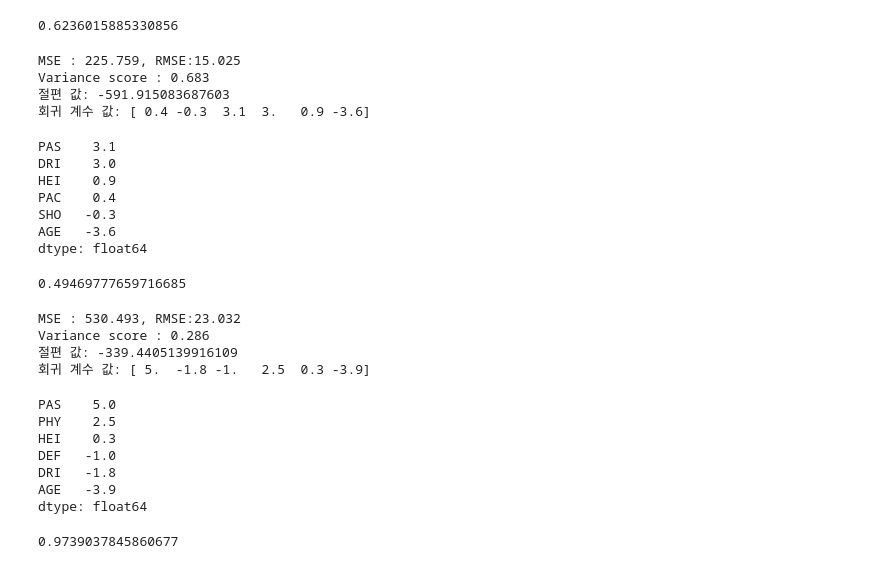
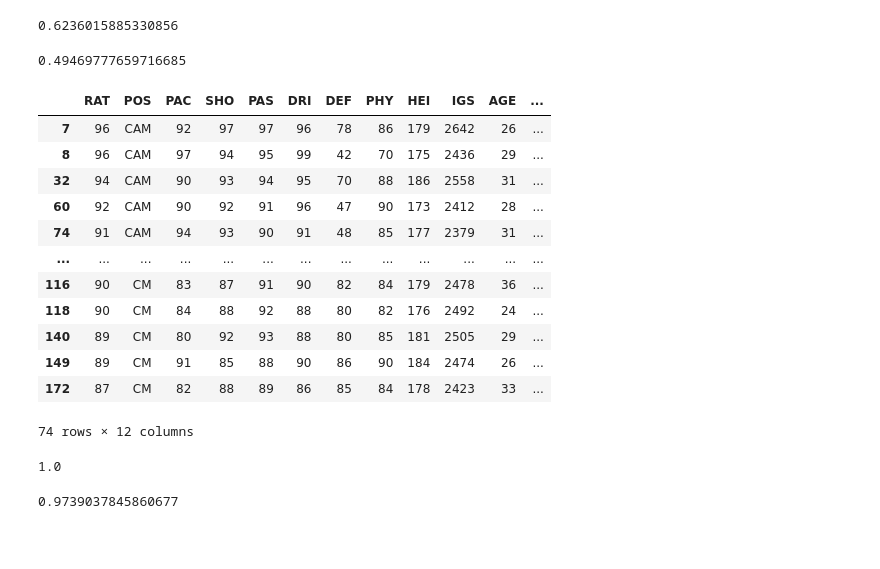
Before and after one commit to dhleeone/Football-Players-Value-Prediction, a Jupyter notebook: Linear Regression.ipynb, the cells around one changed output. Saved outputs shown, nothing was run; the diff lists cells and outputs as text; code cells hidden in the pictures; blank space fills up the shorter version.

```diff
--- a/Linear Regression.ipynb
+++ b/Linear Regression.ipynb
@@ -111,30 +59,4 @@ y_answer = lr_model.predict(X_test)
 lr_model.score(X_train, y_train)
 # %% [output]
 0.6236015885330856
-# %%
-lr=LinearRegression()
-lr.fit(X_train,y_train)
-y_preds=lr.predict(X_test)
-mse= mean_squared_error(y_test,y_preds)
-rmse=np.sqrt(mse)
-print('MSE : {0:.3f}, RMSE:{1:.3f}'.format(mse,rmse))
-print('Variance score : {0:.3f}'.format(r2_score(y_test,y_preds)))
-print('절편 값:',lr.intercept_)
-print('회귀 계수 값:',np.round(lr.coef_,1))
-# %% [output]
-MSE : 225.759, RMSE:15.025
-Variance score : 0.683
-절편 값: -591.915083687603
-회귀 계수 값: [ 0.4 -0.3  3.1  3.   0.9 -3.6]
-# %%
-coeff= pd.Series(data=np.round(lr.coef_,1),index=X.columns )
-coeff.sort_values(ascending=False)
-# %% [output]
-PAS    3.1
-DRI    3.0
-HEI    0.9
-PAC    0.4
-SHO   -0.3
-AGE   -3.6
-dtype: float64
 # %%
@@ -154,32 +75,34 @@ y_answer = lr_model.predict(X_test)
 lr_model.score(X_train, y_train)
 # %% [output]
 0.49469777659716685
-# %%
-lr=LinearRegression()
-lr.fit(X_train,y_train)
-y_preds=lr.predict(X_test)
-mse= mean_squared_error(y_test,y_preds)
-rmse=np.sqrt(mse)
-print('MSE : {0:.3f}, RMSE:{1:.3f}'.format(mse,rmse))
-print('Variance score : {0:.3f}'.format(r2_score(y_test,y_preds)))
-print('절편 값:',lr.intercept_)
-print('회귀 계수 값:',np.round(lr.coef_,1))
-# %% [output]
-MSE : 530.493, RMSE:23.032
-Variance score : 0.286
-절편 값: -339.4405139916109
-회귀 계수 값: [ 5.  -1.8 -1.   2.5  0.3 -3.9]
-# %%
-coeff= pd.Series(data=np.round(lr.coef_,1),index=X.columns )
-coeff.sort_values(ascending=False)
-# %% [output]
-PAS    5.0
-PHY    2.5
-HEI    0.3
-DEF   -1.0
-DRI   -1.8
-AGE   -3.9
-dtype: float64
+# %%
+MID_data
+# %% [output]
+|  | RAT | POS | PAC | SHO | PAS | DRI | DEF | PHY | HEI | IGS | AGE | ... |
+| 7 | 96 | CAM | 92 | 97 | 97 | 96 | 78 | 86 | 179 | 2642 | 26 | ... |
+| 8 | 96 | CAM | 97 | 94 | 95 | 99 | 42 | 70 | 175 | 2436 | 29 | ... |
+| 32 | 94 | CAM | 90 | 93 | 94 | 95 | 70 | 88 | 186 | 2558 | 31 | ... |
+| 60 | 92 | CAM | 90 | 92 | 91 | 96 | 47 | 90 | 173 | 2412 | 28 | ... |
+| 74 | 91 | CAM | 94 | 93 | 90 | 91 | 48 | 85 | 177 | 2379 | 31 | ... |
+| ... | ... | ... | ... | ... | ... | ... | ... | ... | ... | ... | ... | ... |
+| 116 | 90 | CM | 83 | 87 | 91 | 90 | 82 | 84 | 179 | 2478 | 36 | ... |
+| 118 | 90 | CM | 84 | 88 | 92 | 88 | 80 | 82 | 176 | 2492 | 24 | ... |
+| 140 | 89 | CM | 80 | 92 | 93 | 88 | 80 | 85 | 181 | 2505 | 29 | ... |
+| 149 | 89 | CM | 91 | 85 | 88 | 90 | 86 | 90 | 184 | 2474 | 26 | ... |
+| 172 | 87 | CM | 82 | 88 | 89 | 86 | 85 | 84 | 178 | 2423 | 33 | ... |
+74 rows × 12 columns
+# %%
+MID_data=pd.concat([FMID_data,DMID_data])
+MID_data2=GK_data.drop(["RAT","IGS"],axis=1)
+X=MID_data2.drop(["POS",'VALUE'], axis = 1)
+y =MID_data2.VALUE
+X_train, X_test, y_train, y_test = train_test_split(X, y ,random_state=15)
+lr_model =LinearRegression().fit(X_train, y_train)
+y_answer = lr_model.predict(X_test)
+
+lr_model.score(X_train, y_train)
+# %% [output]
+1.0
 # %%
 GK_data=fifa_data2[fifa_data2["POS"]=="GK"]
 GK_data
```
Also changed, not shown: parts of 34 cells of this notebook.
